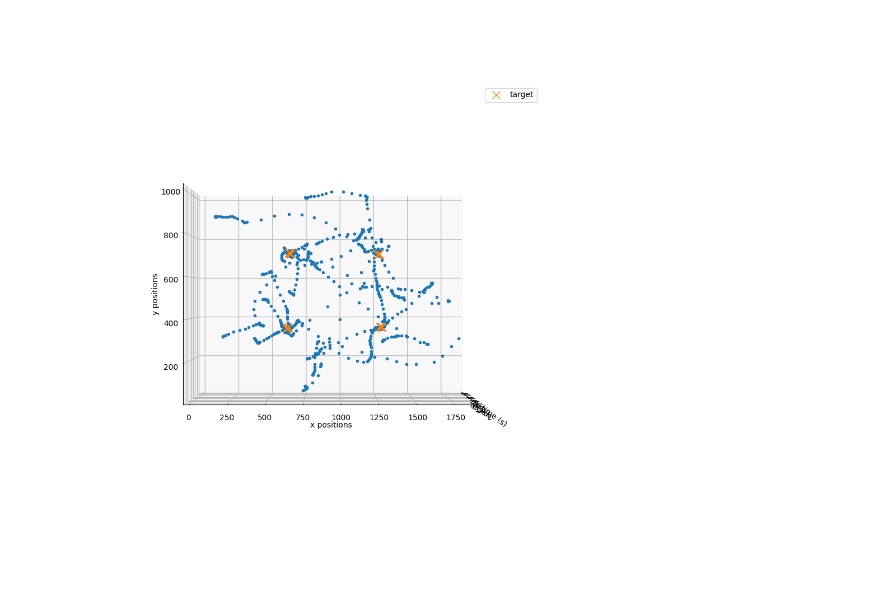
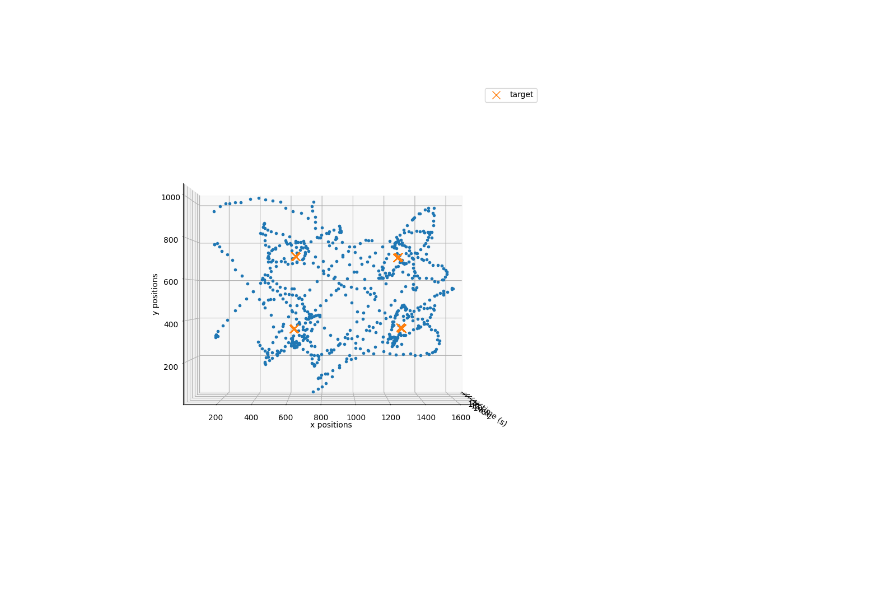
Before and after one commit to joaoMartinSaquet/smartDarts, a Jupyter notebook: smartdarts/jupyter/viz.ipynb, the cells around one changed output. Cells and saved outputs as stored; diff of their text form; code cells hidden in the pictures.

Commit message:
adding some plot

```diff
--- a/smartdarts/jupyter/viz.ipynb
+++ b/smartdarts/jupyter/viz.ipynb
@@ -1,54 +1,52 @@
 # %%
 import numpy as np
 import json
+import matplotlib.pyplot as plt
+%matplotlib widget
+file = "model_trace_2x2_5h_pert.log"
 
-logs_dir = "../logs/"
-file = "human_trace_2x2_5h2025-05-20T09:02:16.log"
-with open(logs_dir + file, "r") as f:
-# with open("gaming_trace_process_3x3_5h.log", "r") as f:
+def read_data(file, log_dir = "../logs/"):
+    with open(log_dir + file, "r") as f:
+        data = json.load(f)
+        return data
 
-    data = json.load(f)
-    print(data)
+data = read_data(file)
 
-raw_time = np.array(data['time'])
+def clean_data(data):
+
+    raw_time = np.array(data['time'])
+
+    idx = np.where(raw_time<0.1666)[0]
+
+    # time = np.diff(time[idx], prepend=0)
+    time = np.delete(raw_time, idx)
+    disp_y = np.array(data["disp_y"])
+    disp_x = np.array(data["disp_x"])
+    x_target = data['target_x']
+    y_target = data['target_y']
+
+    return time, disp_x, disp_y, x_target, y_target
+
+time , disp_x, disp_y, x_target, y_target = clean_data(data)
 
 
+def plot_trajectory(time, disp_x, disp_y, x_target, y_target):
+    fig = plt.figure(figsize=(10, 10))
+    ax = fig.add_subplot(111, projection='3d')
+    ax.plot(time/1e6, data["pos_x"], data["pos_y"], '.')
+    ax.set_xlabel("time (s)")
+    ax.set_ylabel("x positions")
+    ax.set_zlabel("y positions")
 
-idx = np.where(raw_time<0.1666)[0]
+    x_target = data['target_x']
+    y_target = data['target_y']
+    plt.plot(time/1e6, x_target, y_target, '.', label = "target", marker = 'x', markersize = 10)
+
+    ax.view_init(elev=0, azim=180, roll=0)
+    ax.yaxis.set_inverted(True)
+    ax.legend()
+    plt.show()
 
 
-# time = np.diff(time[idx], prepend=0)
-time = np.delete(raw_time, idx)
-
-fig = plt.figure(figsize=(10, 10))
-ax = fig.add_subplot(111, projection='3d')
-ax.plot(time/1e6, data["pos_x"], data["pos_y"], '.')
-ax.set_xlabel("time (s)")
-ax.set_ylabel("x positions")
-ax.set_zlabel("y positions")
-
-
-# ax = fig.add_subplot(212)
-# ax.plot(data["disp_x"], data["disp_y"], '.')
-
-
-disp_y = np.array(data["disp_y"])
-disp_x = np.array(data["disp_x"])
-
-# idxs = np.where(np.sqrt(disp_y**2 + disp_x**2)<100)[0]
-#
-# disp_x = disp_x[idxs]
-# disp_y = disp_y[idxs]
-
-print("len disp_x : ", len(disp_x))
-# ax.plot(disp_x, disp_y, '.')
-x_target = data['target_x']
-y_target = data['target_y']
-plt.plot(time/1e6, x_target, y_target, '.', label = "target", marker = 'x', markersize = 10)
-len(x_target)
-len(time)
-ax.view_init(elev=0, azim=180, roll=0)
-ax.yaxis.set_inverted(True)
-ax.legend()
-plt.show()
+plot_trajectory(time, disp_x, disp_y, x_target, y_target)
 # %% [output]
@@ -57,3 +53,3 @@ len disp_x :  677
-[figure, old version]
+[figure, new version]
 # %%
 disp_x.shape
```
Also changed, not shown: parts of 10 cells of this notebook, 4 other files.
